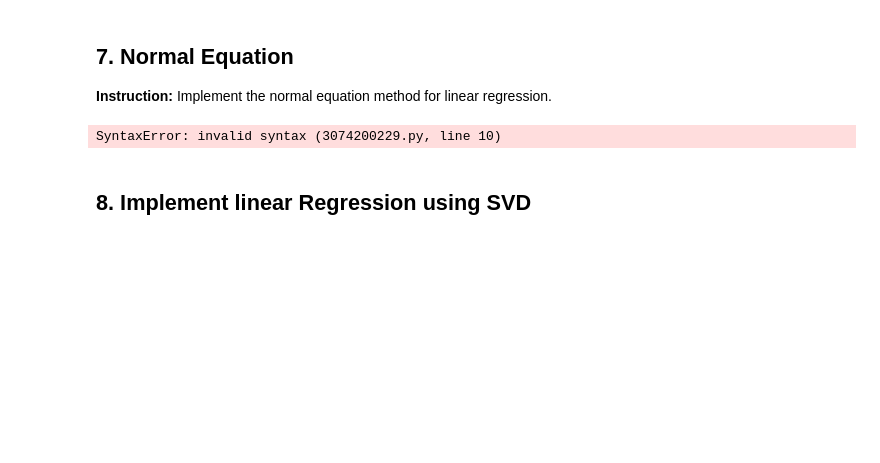
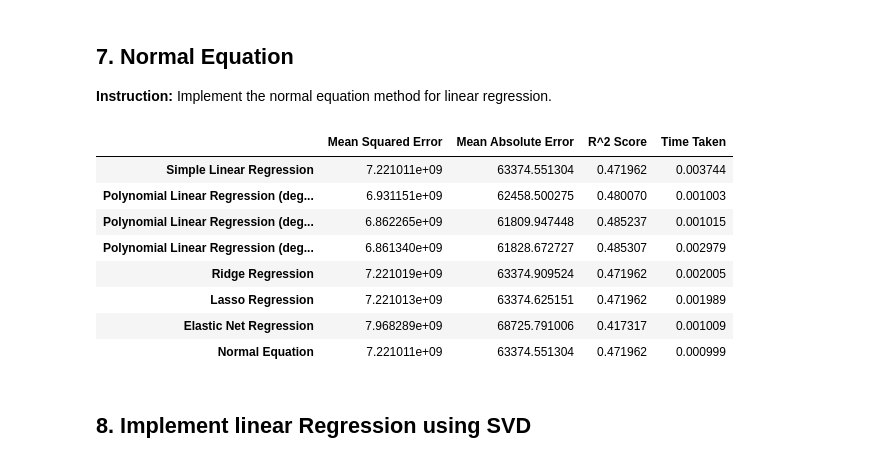
Before and after one commit to SayanDasDev/ML-College-, a Jupyter notebook: project_1/Regression_Project_Notebook.ipynb, the cells around one changed output. Drawn from its saved outputs; the diff is of its cells as text; code cells hidden in the pictures; blank space fills up the shorter version.

```diff
--- a/project_1/Regression_Project_Notebook.ipynb
+++ b/project_1/Regression_Project_Notebook.ipynb
@@ -146,18 +148,20 @@ X_test: (4087, 1), y_test: (4087,)
 model = LinearRegression()
 
 # Fit the model on the training data
+start_time_slr = time.time()
 model.fit(X_train, y_train)
+end_time_slr = time.time()
 
 # Predict on the test data
 y_pred = model.predict(X_test)
 
 # Calculate performance metrics [MSE, MAE, R^2]
-mse = mean_squared_error(y_test, y_pred)
-mae = mean_absolute_error(y_test, y_pred)
-r2 = r2_score(y_test, y_pred)
+mse_slr = mean_squared_error(y_test, y_pred)
+mae_slr = mean_absolute_error(y_test, y_pred)
+r2_slr = r2_score(y_test, y_pred)
+time_taken_slr = end_time_slr - start_time_slr
 
 # Print the metrics
-print(f"Mean Squared Error (MSE): {mse}")
-print(f"Mean Absolute Error (MAE): {mae}")
-print(f"R^2 Score: {r2}")
+matrices.loc['Simple Linear Regression'] = [mse_slr, mae_slr, r2_slr, time_taken_slr]
+matrices
 # %% [output]
@@ -337,15 +356,37 @@ MSE: 7330673583.178392
 # %%
 # Define Normal equation. Inputs: X and y, Output: theta
 def normal_equation(X, y):
-    # Put your code and output accordingly
-    return
+    return np.linalg.inv(X.T.dot(X)).dot(X.T).dot(y)
+
+# Converting the X_train and X_test to include the bias term
+X_train_ne = np.c_[np.ones((X_train.shape[0], 1)), X_train]
+X_test_ne = np.c_[np.ones((X_test.shape[0], 1)), X_test]
 
 # Use the normal equation to find theta
-theta_ne = normal_equation(X_train, y_train)
+start_time_ne = time.time()
+theta_ne = normal_equation(X_train_ne, y_train)
+end_time_ne = time.time()
 
 # Predict using the normal equation
-y_pred_ne =
+y_pred_ne = X_test_ne.dot(theta_ne)
+
 
 # Calculate and print the performance metrics
+mse_ne = mean_squared_error(y_test, y_pred_ne)
+mae_ne = mean_absolute_error(y_test, y_pred_ne)
+r2_ne = r2_score(y_test, y_pred_ne)
+time_taken_ne = end_time_ne - start_time_ne
+
+matrices.loc['Normal Equation'] = [mse_ne, mae_ne, r2_ne, time_taken_ne]
+
+matrices
 # %% [output]
-SyntaxError: invalid syntax (3074200229.py, line 10)
+|  | Mean Squared Error | Mean Absolute Error | R^2 Score | Time Taken |
+| Simple Linear Regression | 7.221011e+09 | 63374.551304 | 0.471962 | 0.003744 |
+| Polynomial Linear Regression (deg... | 6.931151e+09 | 62458.500275 | 0.480070 | 0.001003 |
+| Polynomial Linear Regression (deg... | 6.862265e+09 | 61809.947448 | 0.485237 | 0.001015 |
+| Polynomial Linear Regression (deg... | 6.861340e+09 | 61828.672727 | 0.485307 | 0.002979 |
+| Ridge Regression | 7.221019e+09 | 63374.909524 | 0.471962 | 0.002005 |
+| Lasso Regression | 7.221013e+09 | 63374.625151 | 0.471962 | 0.001989 |
+| Elastic Net Regression | 7.968289e+09 | 68725.791006 | 0.417317 | 0.001009 |
+| Normal Equation | 7.221011e+09 | 63374.551304 | 0.471962 | 0.000999 |
```
Also changed, not shown: parts of 12 cells of this notebook.
